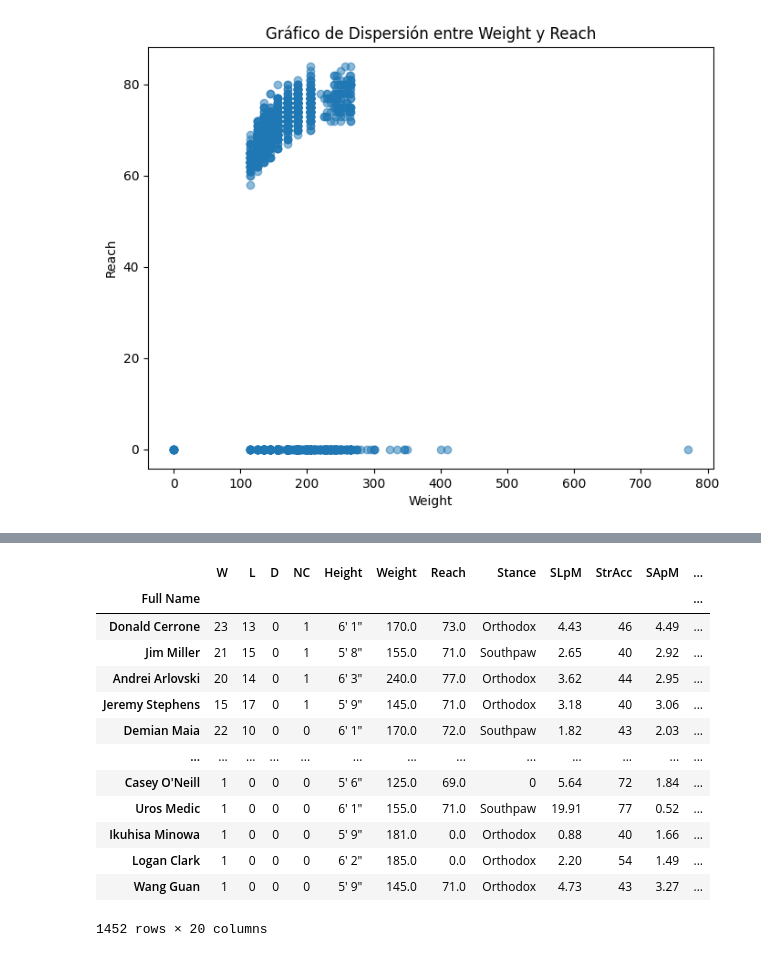
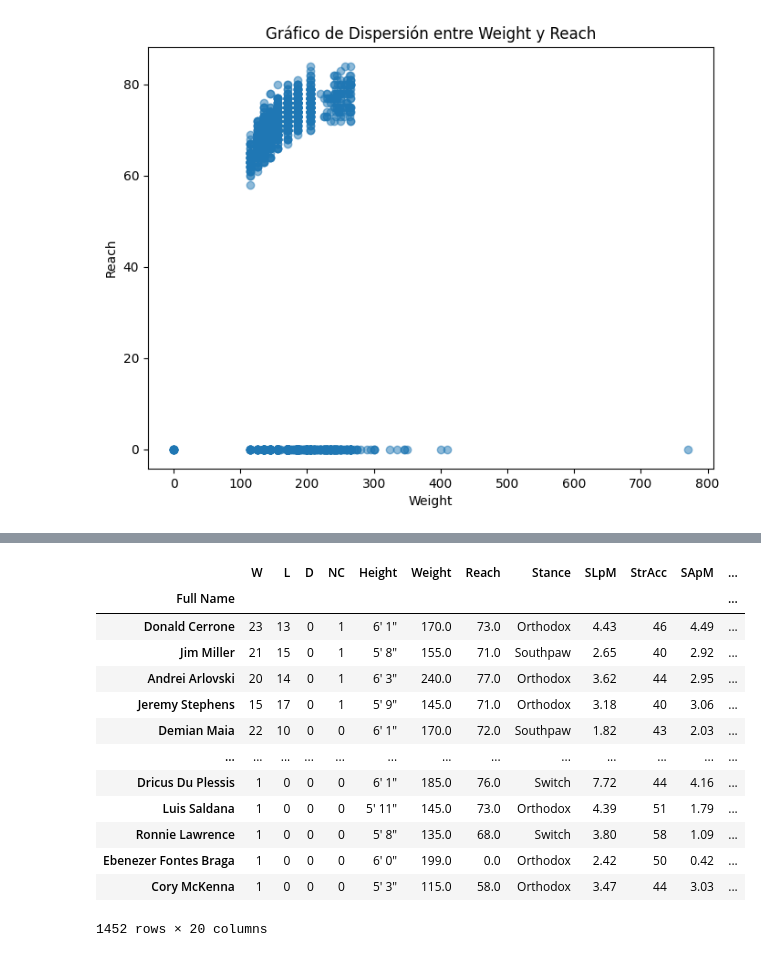
Before and after one commit to Alerragz/Data-Analysis, a Jupyter notebook: UFC/UFC.ipynb, the cells around one changed output, grey strips where cells are left out. Cells and saved outputs as stored; diff of their text form; code cells hidden in the pictures.

```diff
--- a/UFC/UFC.ipynb
+++ b/UFC/UFC.ipynb
@@ -276,6 +273,7 @@ plt.show()
 # %% [output]
 [figure]
 # %%
+dfwinners_fights['Winning Percentage'] = dfwinners_fights['W'] / dfwinners_fights['Total Fights']
 dfwinners_fights['Score'] = (dfwinners_fights['W'] * 0.6 + dfwinners_fights['Winning Percentage'] * 0.4)
 dfwinners_fights = dfwinners_fights.sort_values(by='Score', ascending=False)
 
@@ -283,6 +281,7 @@ dfwinners_fights = dfwinners_fights.sort_values(by='Score', ascending=False)
 dfwinners_fights.dropna(subset=['Winning Percentage', 'Score'], inplace=True)
 # Elimina filas con 0 en 'Winning Percentage' y 'Score'
 dfwinners_fights = dfwinners_fights[(dfwinners_fights['Winning Percentage'] != 0) & (dfwinners_fights['Score'] != 0)]
+#dfwinners_fights['Winning Percentage'] = dfwinners_fights['Winning Percentage']*100
 dfwinners_fights
 # %% [output]
 |  | W | L | D | NC | Height | Weight | Reach | Stance | SLpM | StrAcc | SApM | ... |
@@ -302,10 +301,6 @@ dfwinners_fights
 # %%
 dfwinners_fights['Score'] = (dfwinners_fights['W'] * 0.4 + dfwinners_fights['Winning Percentage'] * 0.6)
 dfwinners_fights = dfwinners_fights.sort_values(by=['Winning Percentage','Total Fights'], ascending=[False, False])
-# Elimina filas con NaN en 'Winning Percentage' y 'Score'
-dfwinners_fights.dropna(subset=['Winning Percentage', 'Score'], inplace=True)
-# Elimina filas con 0 en 'Winning Percentage' y 'Score'
-dfwinners_fights = dfwinners_fights[(dfwinners_fights['Winning Percentage'] != 0) & (dfwinners_fights['Score'] != 0)]
 dfwinners_fights
 # %% [output]
 |  | W | L | D | NC | Height | Weight | Reach | Stance | SLpM | StrAcc | SApM | ... |
@@ -325,23 +320,19 @@ dfwinners_fights
 # %%
 dfwinners_fights['Score'] = (dfwinners_fights['W'] * 0.4 + dfwinners_fights['Winning Percentage'] * 0.6)
 dfwinners_fights = dfwinners_fights.sort_values(by=['Total Fights', 'Winning Percentage'], ascending=[False, False])
-# Elimina filas con NaN en 'Winning Percentage' y 'Score'
-dfwinners_fights.dropna(subset=['Winning Percentage', 'Score'], inplace=True)
-# Elimina filas con 0 en 'Winning Percentage' y 'Score'
-dfwinners_fights = dfwinners_fights[(dfwinners_fights['Winning Percentage'] != 0) & (dfwinners_fights['Score'] != 0)]
 dfwinners_fights
 # %% [output]
 |  | W | L | D | NC | Height | Weight | Reach | Stance | SLpM | StrAcc | SApM | ... |
 | Full Name |  |  |  |  |  |  |  |  |  |  |  | ... |
 | Donald Cerrone | 23 | 13 | 0 | 1 | 6' 1" | 170.0 | 73.0 | Orthodox | 4.43 | 46 | 4.49 | ... |
 | Jim Miller | 21 | 15 | 0 | 1 | 5' 8" | 155.0 | 71.0 | Southpaw | 2.65 | 40 | 2.92 | ... |
 | Andrei Arlovski | 20 | 14 | 0 | 1 | 6' 3" | 240.0 | 77.0 | Orthodox | 3.62 | 44 | 2.95 | ... |
 | Jeremy Stephens | 15 | 17 | 0 | 1 | 5' 9" | 145.0 | 71.0 | Orthodox | 3.18 | 40 | 3.06 | ... |
 | Demian Maia | 22 | 10 | 0 | 0 | 6' 1" | 170.0 | 72.0 | Southpaw | 1.82 | 43 | 2.03 | ... |
 | ... | ... | ... | ... | ... | ... | ... | ... | ... | ... | ... | ... | ... |
-| Casey O'Neill | 1 | 0 | 0 | 0 | 5' 6" | 125.0 | 69.0 | 0 | 5.64 | 72 | 1.84 | ... |
-| Uros Medic | 1 | 0 | 0 | 0 | 6' 1" | 155.0 | 71.0 | Southpaw | 19.91 | 77 | 0.52 | ... |
-| Ikuhisa Minowa | 1 | 0 | 0 | 0 | 5' 9" | 181.0 | 0.0 | Orthodox | 0.88 | 40 | 1.66 | ... |
-| Logan Clark | 1 | 0 | 0 | 0 | 6' 2" | 185.0 | 0.0 | Orthodox | 2.20 | 54 | 1.49 | ... |
-| Wang Guan | 1 | 0 | 0 | 0 | 5' 9" | 145.0 | 71.0 | Orthodox | 4.73 | 43 | 3.27 | ... |
+| Dricus Du Plessis | 1 | 0 | 0 | 0 | 6' 1" | 185.0 | 76.0 | Switch | 7.72 | 44 | 4.16 | ... |
+| Luis Saldana | 1 | 0 | 0 | 0 | 5' 11" | 145.0 | 73.0 | Orthodox | 4.39 | 51 | 1.79 | ... |
+| Ronnie Lawrence | 1 | 0 | 0 | 0 | 5' 8" | 135.0 | 68.0 | Switch | 3.80 | 58 | 1.09 | ... |
+| Ebenezer Fontes Braga | 1 | 0 | 0 | 0 | 6' 0" | 199.0 | 0.0 | Orthodox | 2.42 | 50 | 0.42 | ... |
+| Cory McKenna | 1 | 0 | 0 | 0 | 5' 3" | 115.0 | 58.0 | Orthodox | 3.47 | 44 | 3.03 | ... |
 1452 rows × 20 columns
```
Also changed, not shown: parts of 4 cells of this notebook.
